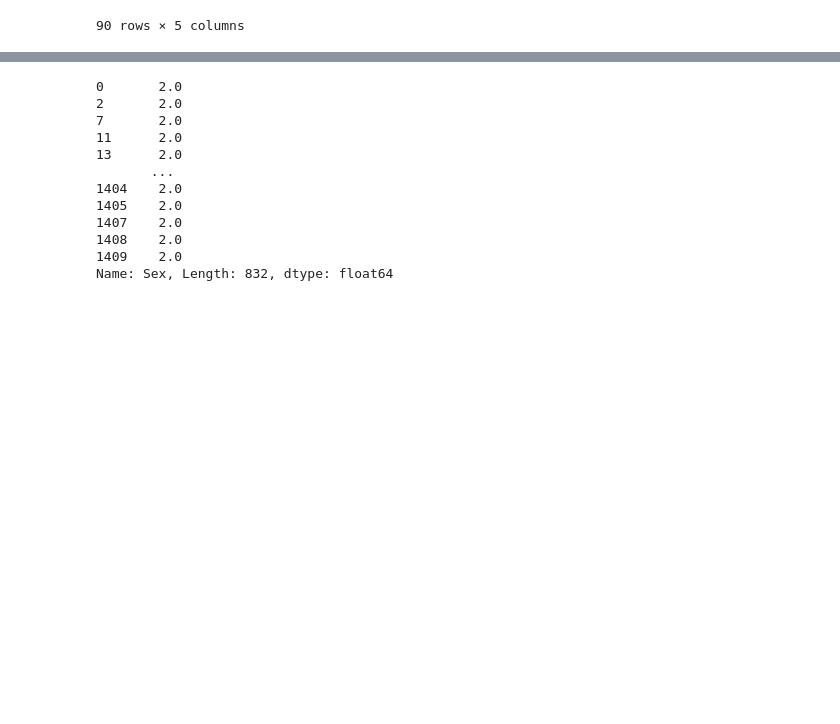
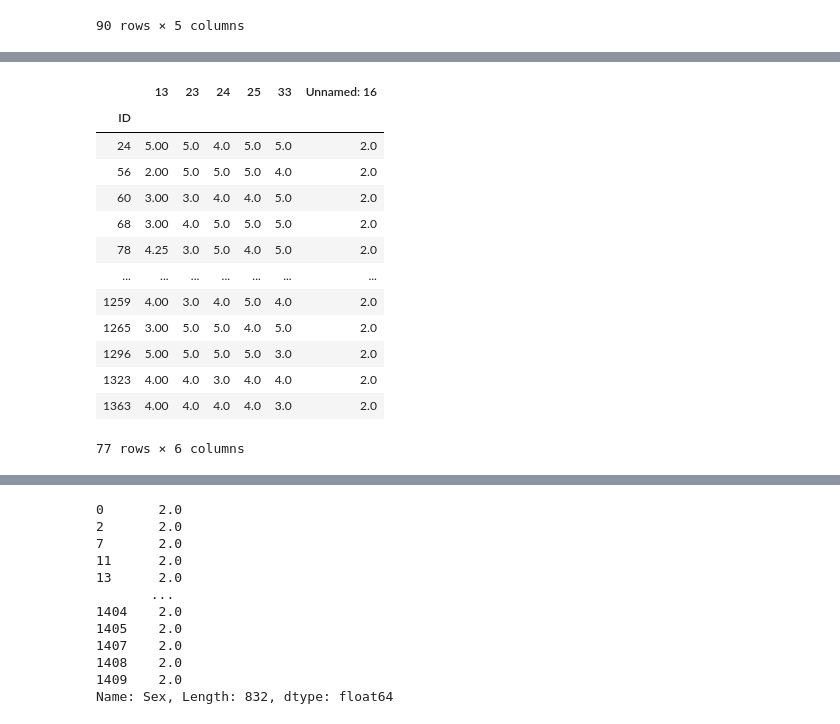
Before and after one commit to josephshanks/JapanEarthquake2011, a Jupyter notebook: S1.ipynb, the cells around one changed output, grey strips where cells are left out. Cells and saved outputs as stored; diff of their text form; code cells hidden in the pictures; blank space fills up the shorter version.

```diff
--- a/S1.ipynb
+++ b/S1.ipynb
@@ -305,2 +375,19 @@ df_p_emotional_regulation[df_p_emotional_regulation['Unnamed: 16'] ==2][df_p_emo
+# %%
+df_p_problem_solving[df_p_problem_solving['Unnamed: 16'] ==2][df_p_problem_solving[[13, 23, 24, 25, 33]].sum(axis=1) >=19]
+# %% [output]
+|  | 13 | 23 | 24 | 25 | 33 | Unnamed: 16 |
+| ID |  |  |  |  |  |  |
+| 24 | 5.00 | 5.0 | 4.0 | 5.0 | 5.0 | 2.0 |
+| 56 | 2.00 | 5.0 | 5.0 | 5.0 | 4.0 | 2.0 |
+| 60 | 3.00 | 3.0 | 4.0 | 4.0 | 5.0 | 2.0 |
+| 68 | 3.00 | 4.0 | 5.0 | 5.0 | 5.0 | 2.0 |
+| 78 | 4.25 | 3.0 | 5.0 | 4.0 | 5.0 | 2.0 |
+| ... | ... | ... | ... | ... | ... | ... |
+| 1259 | 4.00 | 3.0 | 4.0 | 5.0 | 4.0 | 2.0 |
+| 1265 | 3.00 | 5.0 | 5.0 | 4.0 | 5.0 | 2.0 |
+| 1296 | 5.00 | 5.0 | 5.0 | 5.0 | 3.0 | 2.0 |
+| 1323 | 4.00 | 4.0 | 3.0 | 4.0 | 4.0 | 2.0 |
+| 1363 | 4.00 | 4.0 | 4.0 | 4.0 | 3.0 | 2.0 |
+77 rows × 6 columns
 # %%
 df_p_self_improvement[df_p_self_improvement['Unnamed: 16'] ==2][df_p_self_improvement[[34,35,36]].sum(axis=1) <=7]
```
Also changed, not shown: parts of 19 cells of this notebook.
